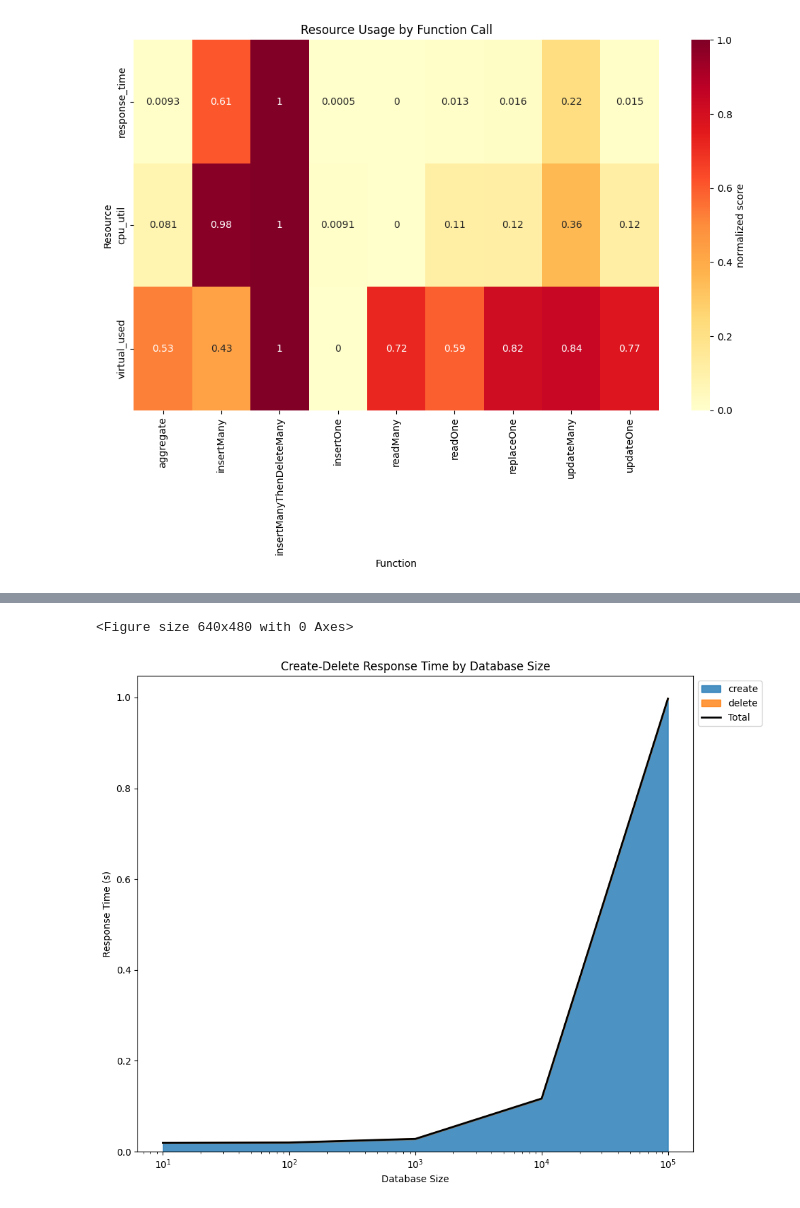
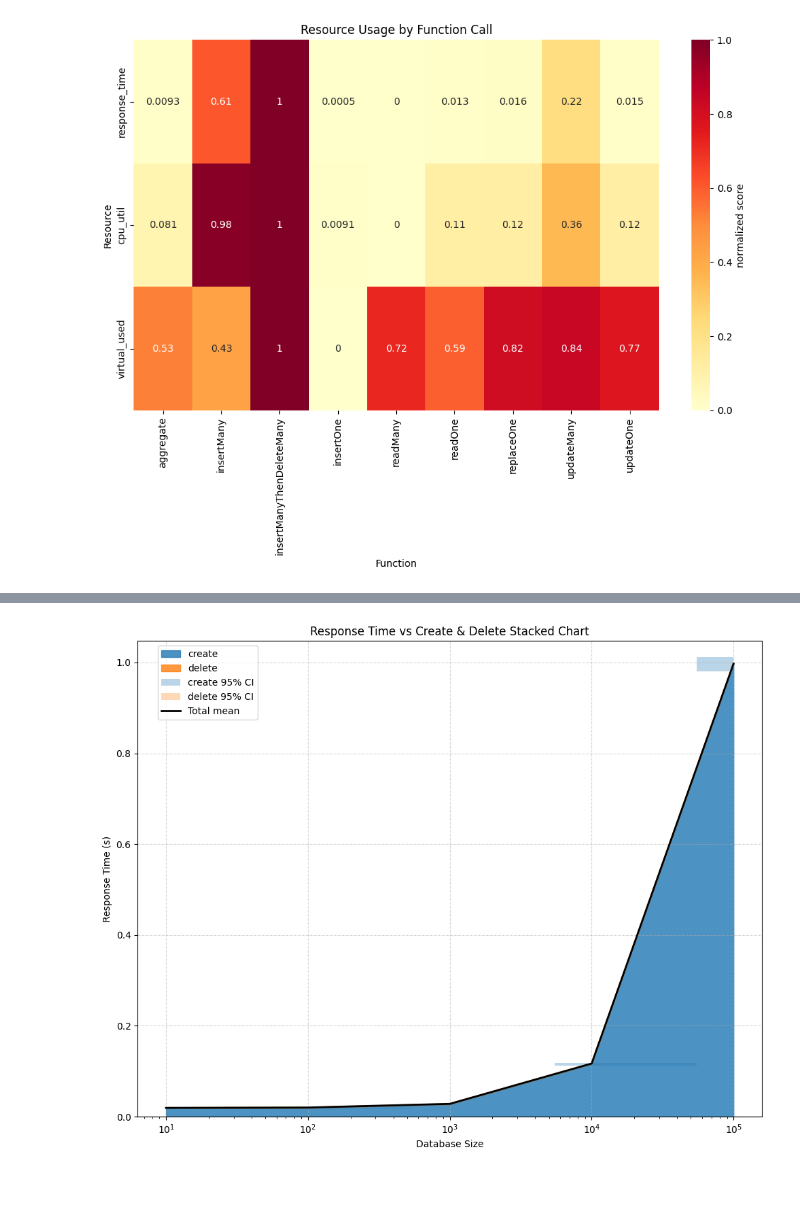
Before and after one commit to AhmadJanjua/MongoPerformance, a Jupyter notebook: src/analysis.ipynb, the cells around one changed output, grey strips where cells are left out. Cells and saved outputs as stored; diff of their text form; code cells hidden in the pictures.

```diff
--- a/src/analysis.ipynb
+++ b/src/analysis.ipynb
@@ -827,34 +823,64 @@ rtLinePlot(t_df.copy(deep=True))
 # %%
-def createDeleteStackChart(df: pd.DataFrame):
+def createDeleteStackChartCI(df: pd.DataFrame):
+    # filter
     df = df[(df["operation"] != "execute") & (df["db_size"] < 10**6)]
 
-    # get the response time
-    df = (
-        df
-        .groupby(['db_size','operation'])['response_time']
-        .mean()
-        .unstack('operation')
+    # get confidence interval
+    ci_df = CI(df, ["db_size", "operation"], "response_time")
+
+    # pivot to get mean, lower and upper bound
+    mean_df = (
+        ci_df
+        .pivot(index="db_size", columns="operation", values="mean")
+        .sort_index()
+    )
+    lower_df = (
+        ci_df
+        .pivot(index="db_size", columns="operation", values="ci_lower")
+        .sort_index()
+    )
+    upper_df = (
+        ci_df
+        .pivot(index="db_size", columns="operation", values="ci_upper")
         .sort_index()
     )
 
-    # plot stacked area chart
-    plt.figure()
-    df.plot.area(stacked=True, alpha=0.8, figsize=(10,8))
+    # create plot
+    fig, ax = plt.subplots(figsize=(10, 8))
 
-    # overlay the total
-    total = df.sum(axis=1)
-    plt.plot(df.index, total, color='k', lw=2, label='Total')
+    # stacked chart using mean
+    mean_df.plot.area(
+        ax=ax,
+        stacked=True,
+        alpha=0.8,
+        legend=False
+    )
+
+    # plot confidence interval
+    for op in mean_df.columns:
+        ax.fill_between(
+            mean_df.index,
+            lower_df[op],
+            upper_df[op],
+            step='mid',
+            alpha=0.3,
+            label=f"{op} 95% CI"
+        )
+
+    # total mean line
+    total_mean = mean_df.sum(axis=1)
+    ax.plot(mean_df.index, total_mean, color='k', lw=2, label='Total mean')
 
     # format
-    plt.xscale('log')
-    plt.xlabel('Database Size')
-    plt.ylabel('Response Time (s)')
-    plt.title('Create-Delete Response Time by Database Size')
-    plt.legend(loc='upper left', bbox_to_anchor=(1.0, 1.0))
+    ax.set_xscale('log')
+    ax.set_xlabel('Database Size')
+    ax.set_ylabel('Response Time (s)')
+    ax.set_title('Response Time vs Create & Delete Stacked Chart')
+    ax.legend(loc='upper right', bbox_to_anchor=(0.2, 1.0))
+    plt.grid(True, ls='--', alpha=0.5)
     plt.tight_layout()
     plt.show()
 
-createDeleteStackChart(t_df.copy(deep=True))
+createDeleteStackChartCI(t_df.copy(deep=True))
 # %% [output]
-<Figure size 640x480 with 0 Axes>
-[figure, old version]
+[figure, new version]
```
Also changed, not shown: parts of 3 cells of this notebook.
